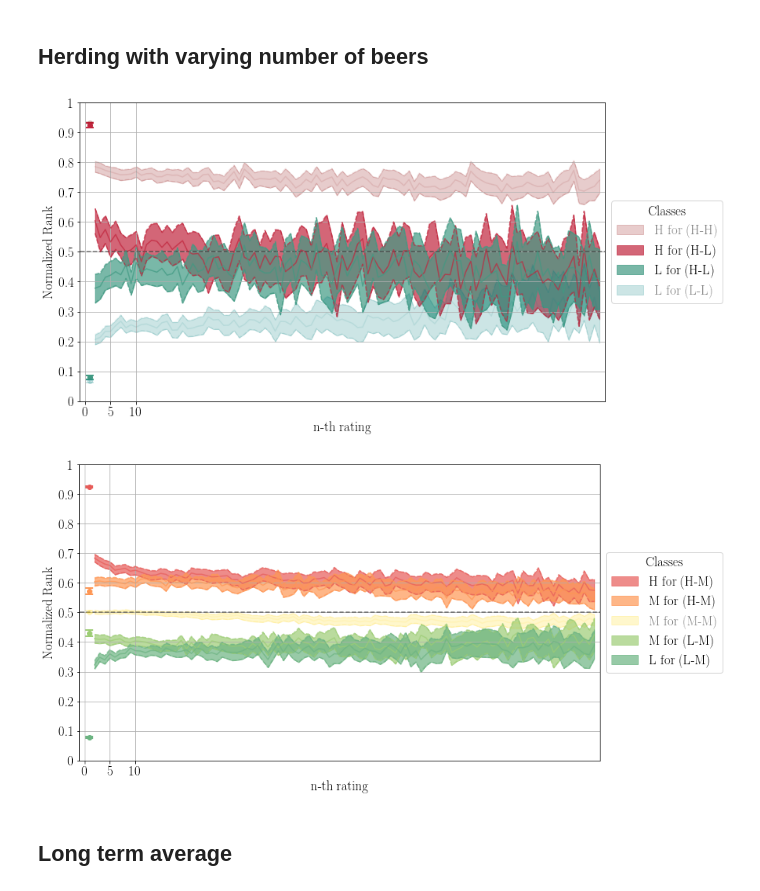
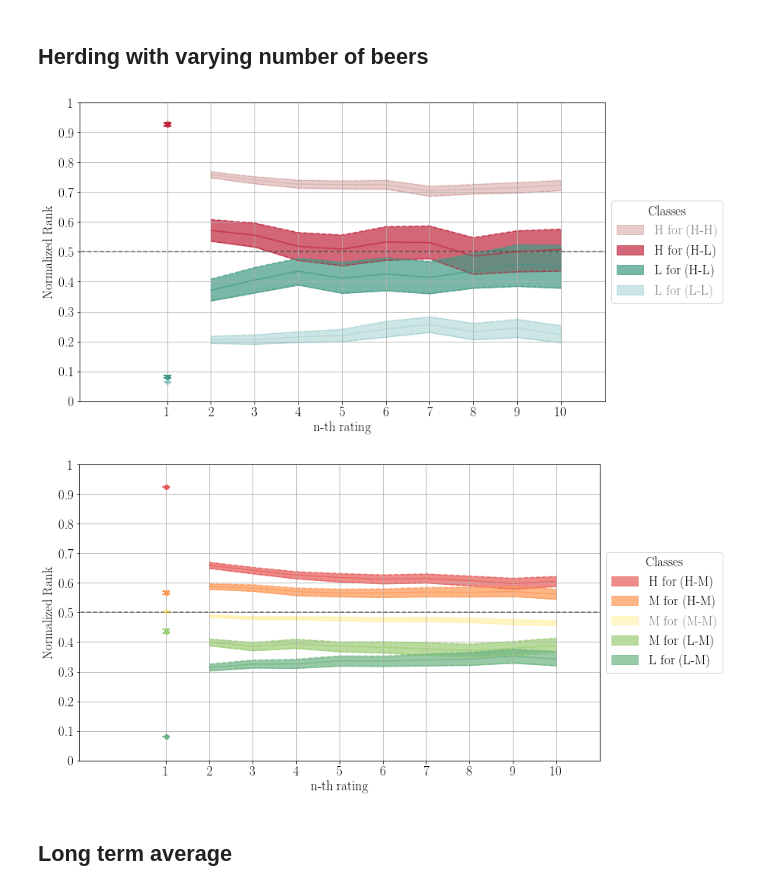
Before and after one commit to epfl-dlab/when_sheep_shop, a Jupyter notebook: code/notebooks/herding/ranks.ipynb, the cells around one changed output. Drawn from its saved outputs; the diff is of its cells as text; code cells hidden in the pictures.

```diff
--- a/code/notebooks/herding/ranks.ipynb
+++ b/code/notebooks/herding/ranks.ipynb
@@ -41,7 +43,7 @@ colors = {'H for (H-H)': '#8b0000',
 # %% [markdown]
 ## Create Time series with ranks
 # %%
-df = pd.read_csv(data_folder + 'tmp/time_series_10.csv', header=[0,1])
+df = pd.read_csv(data_folder + 'tmp/time_series_{}_valid.csv'.format(min_nbr_rats), header=[0,1])
 
 # Transform strings into arrays
 for i in df.index:
@@ -114,7 +116,7 @@ df.to_csv(data_folder + 'tmp/time_series_10_ranks.csv', index=False)
 # %% [markdown]
 ## Load Time Series DF with ranks
 # %%
-df = pd.read_csv(data_folder + 'tmp/time_series_10_ranks.csv', header=[0,1])
+df = pd.read_csv(data_folder + 'tmp/time_series_{}_ranks_valid.csv'.format(min_nbr_rats), header=[0,1])
 
 # Transform strings into arrays
 for i in df.index:
@@ -224,9 +226,9 @@ classes_to_study = ['H-H', 'L-L', 'M-M', 'L-M', 'H-L', 'H-M']
 
 nbr_draws = 1000
 
-min_nbr_ratings = 10
+ranks = {}
 
-ranks = {}
+min_nbr_ratings = min_nbr_rats
 
 # Go through all the classes
 for cl in classes_to_study:
@@ -398,7 +400,7 @@ classes_to_study = ['H-H', 'L-L', 'M-M', 'L-M', 'H-L', 'H-M']
 
 nbr_draws = 1000
 
-nbr_ratings = 100
+nbr_ratings = 10
 
 ranks = {}
 
@@ -531,38 +533,38 @@ for type_ in ['extreme', 'medium']:
         if i in vals:
             alpha = 0.2
         else:
             alpha = 0.7
         plt.fill_between(range(2, nbr_ratings + 1), low, high, color=colors[class_], alpha=alpha, label = class_)
 
         i+=1
 
     l = plt.legend(title='Classes', loc='center left', bbox_to_anchor=(1, 0.5))
     if nbr_ratings <= 20:
-        plt.xticks(list(range(1,min_nbr_ratings + 1)))
+        plt.xticks(list(range(1,nbr_ratings + 1)))
     elif nbr_ratings <= 50:
-        plt.xticks(list(range(0, min_nbr_ratings + 1, 2)))
+        plt.xticks(list(range(0, nbr_ratings + 1, 2)))
     else:
-        plt.xticks(list(range(0, min_nbr_ratings + 1, 5)))
+        plt.xticks(list(range(0, nbr_ratings + 1, 5)))
 
     i = 0
     for text in l.get_texts():
         if i in vals:
             text.set_color('gray')
         i+=1
 
     plt.ylim([0, 1])
     plt.xlim([-1, nbr_ratings + 1])
 
     yticks = [0, 0.1, 0.2, 0.3, 0.4, 0.5, 0.6, 0.7, 0.8, 0.9, 1]
 
     plt.yticks(yticks, yticks)
     plt.xlabel('n-th rating')
     plt.ylabel('Normalized Rank')
 
     #plt.savefig('../figures/blog/herding_{}_varying_{}.png'.format(type_, nbr_ratings), bbox_inches='tight', transparent=True)
 # %% [output]
-[figure, old version]
+[figure, new version]
-[figure, old version]
+[figure, new version]
 # %% [markdown]
 ## Long term average
 # %%
```
Also changed, not shown: parts of 6 cells of this notebook, 4 other files.
